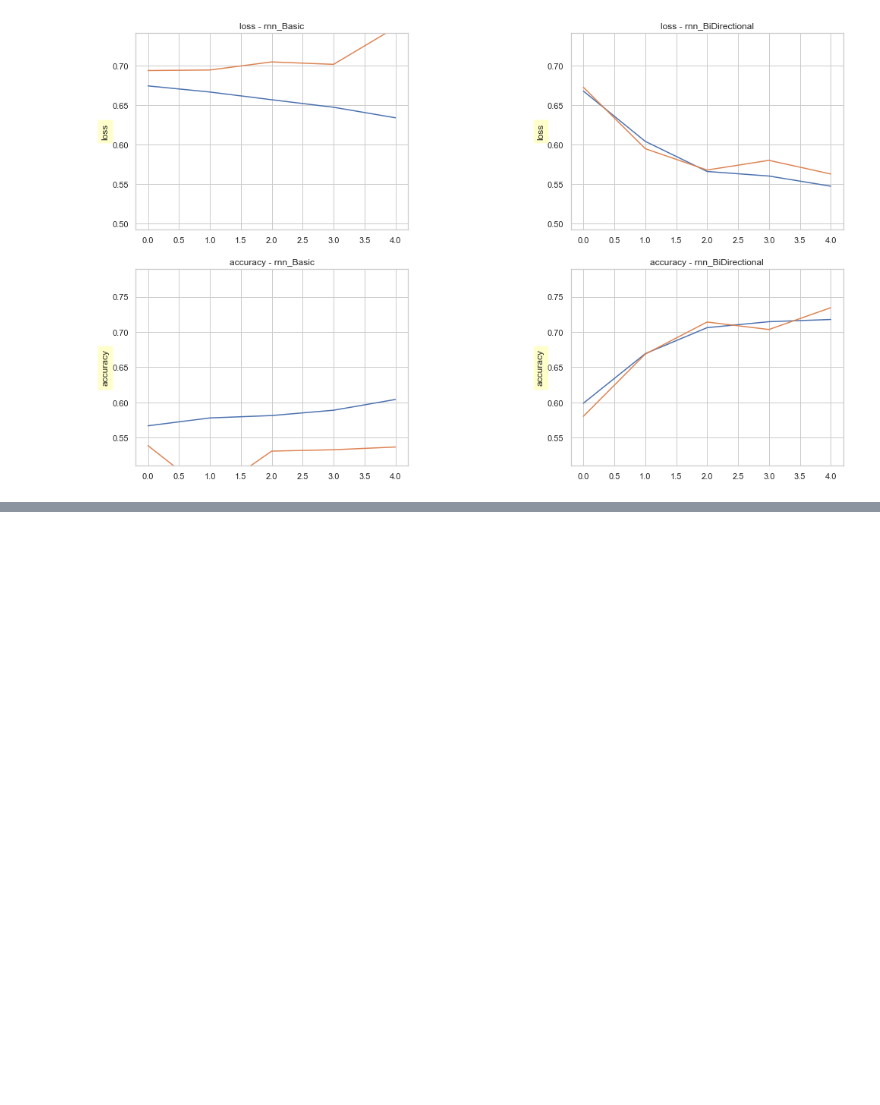
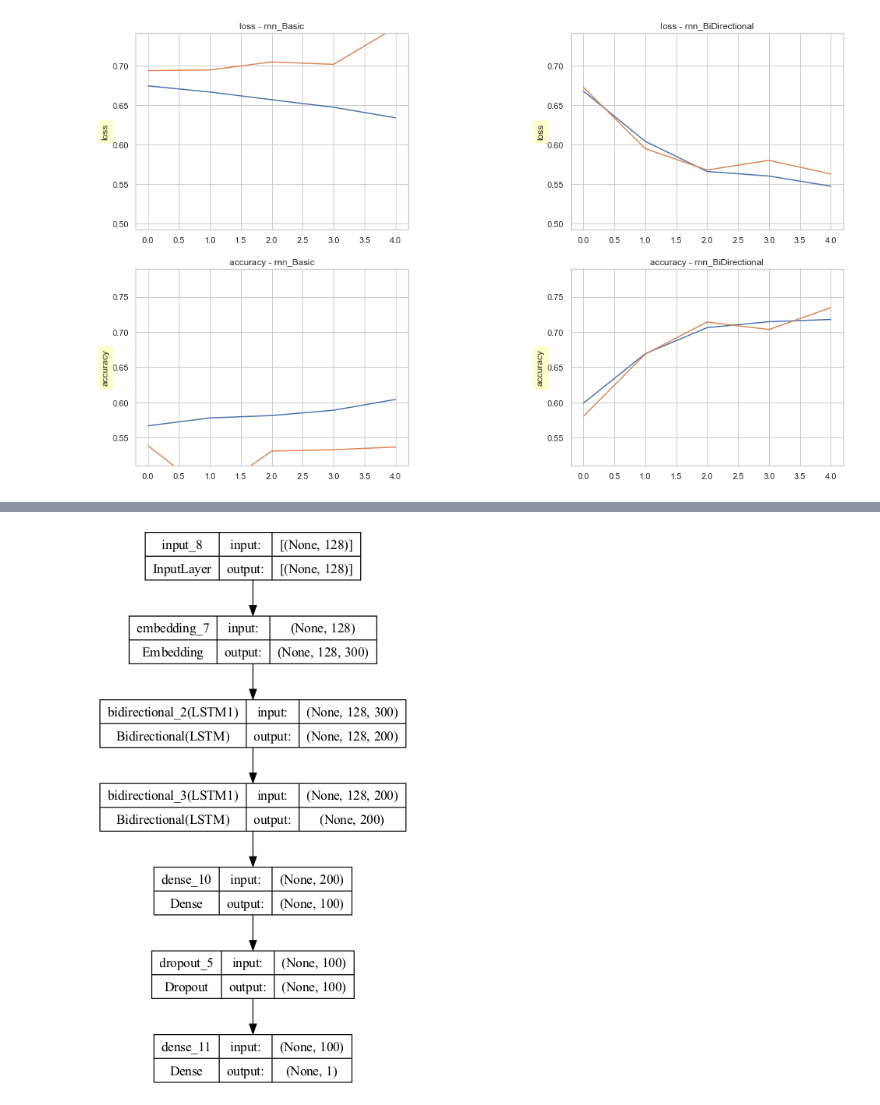
Before and after one commit to peeti-sriwongsanguan/NLP_Attention, a Jupyter notebook: LSTM-Stacked vs Bidirectional.ipynb, the cells around one changed output, grey strips where cells are left out. Drawn from its saved outputs; the diff is of its cells as text; code cells hidden in the pictures; blank space fills up the shorter version.

Commit message:
now try Stacked BiDirectional vs Bidirectional RNN

```diff
--- a/LSTM-Stacked vs Bidirectional.ipynb
+++ b/LSTM-Stacked vs Bidirectional.ipynb
@@ -429,0 +434,41 @@ plt.show()
+# %%
+def build_bidirectional_stacked_rnn_model(rnn_dim, dense_layer_dims, dropout_rate, embeddings_trainable=False):
+    rnn_input_layer = tf.keras.layers.Input(shape=(MAX_SEQUENCE_LENGTH,), dtype='int64')
+    rnn_embedding_layer = Embedding(embedding_matrix.shape[0],
+                                    embedding_matrix.shape[1],
+                                    embeddings_initializer=tf.keras.initializers.Constant(embedding_matrix),
+                                    input_length=MAX_SEQUENCE_LENGTH,
+                                    trainable=embeddings_trainable)
+    rnn_embeddings = rnn_embedding_layer(rnn_input_layer)
+
+    # Now do the Bidirectional one
+    #first one is called sequence output and change return_seq = True
+    rnn_seq_output = tf.keras.layers.Bidirectional(tf.keras.layers.LSTM(rnn_dim, return_sequences=True, return_state=False, name='LSTM1'))\
+        (rnn_embeddings)
+    rnn_output = tf.keras.layers.Bidirectional(tf.keras.layers.LSTM(rnn_dim, return_sequences=False, return_state=False, name='LSTM1'))\
+        (rnn_seq_output)
+    last_hidden_output = rnn_output
+
+    for dense_layer_dim in dense_layer_dims:
+        last_hidden_output = keras.layers.Dense(dense_layer_dim, activation='relu')(last_hidden_output)
+        last_hidden_output = keras.layers.Dropout(rate=dropout_rate)(last_hidden_output)
+
+    rnn_prediction = keras.layers.Dense(1, activation='sigmoid')(last_hidden_output)
+
+    rnn_model = keras.Model(inputs=rnn_input_layer, outputs=rnn_prediction)
+    rnn_model.compile(optimizer='adam',
+                      loss='binary_crossentropy',  # From information theory notebooks.
+                      metrics=['accuracy'])
+    return rnn_model
+# %%
+rnn_dim = 100
+dense_layer_dims = [100]
+dropout_rate = 0.5
+
+bi_stacked_rnn_model = build_bidirectional_stacked_rnn_model(rnn_dim,
+                            dense_layer_dims,
+                            dropout_rate,
+                            embeddings_trainable=False)
+keras.utils.plot_model(bi_stacked_rnn_model, show_shapes=True, dpi=90)
+# %% [output]
+[figure, added]
```
Also changed, not shown: parts of 4 cells of this notebook.
